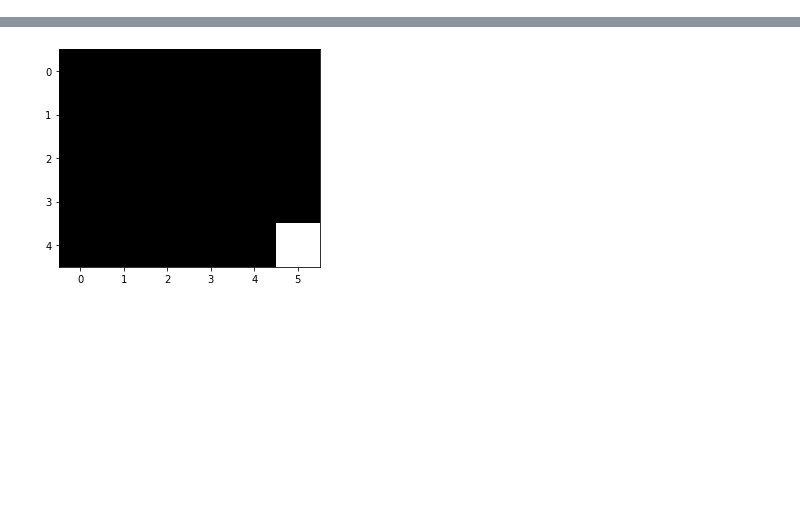
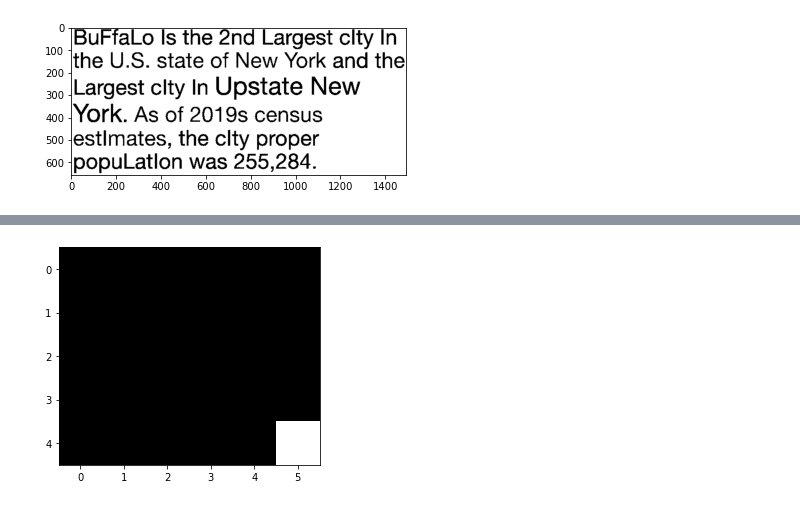
Before and after one commit to vinaykudari/ub, a Jupyter notebook: spring-22/CSE573-CVIP/OCR/notebook.ipynb, the cells around one changed output, grey strips where cells are left out. Saved outputs shown, nothing was run; the diff lists cells and outputs as text; code cells hidden in the pictures; blank space fills up the shorter version.

```diff
--- a/spring-22/CSE573-CVIP/OCR/notebook.ipynb
+++ b/spring-22/CSE573-CVIP/OCR/notebook.ipynb
@@ -254,0 +215,8 @@ sum(s)/len(s)
+# %%
+# apply Sauvola local adaptive thresholding
+img = cv2.imread('data/test_img.jpg', cv2.IMREAD_GRAYSCALE)
+img = expand(img, 2)
+bin_img = threshold(img, 100)
+_ = plt.imshow(bin_img, cmap='gray')
+# %% [output]
+[figure, added]
```
Also changed, not shown: parts of 20 cells of this notebook, 4 other files.
